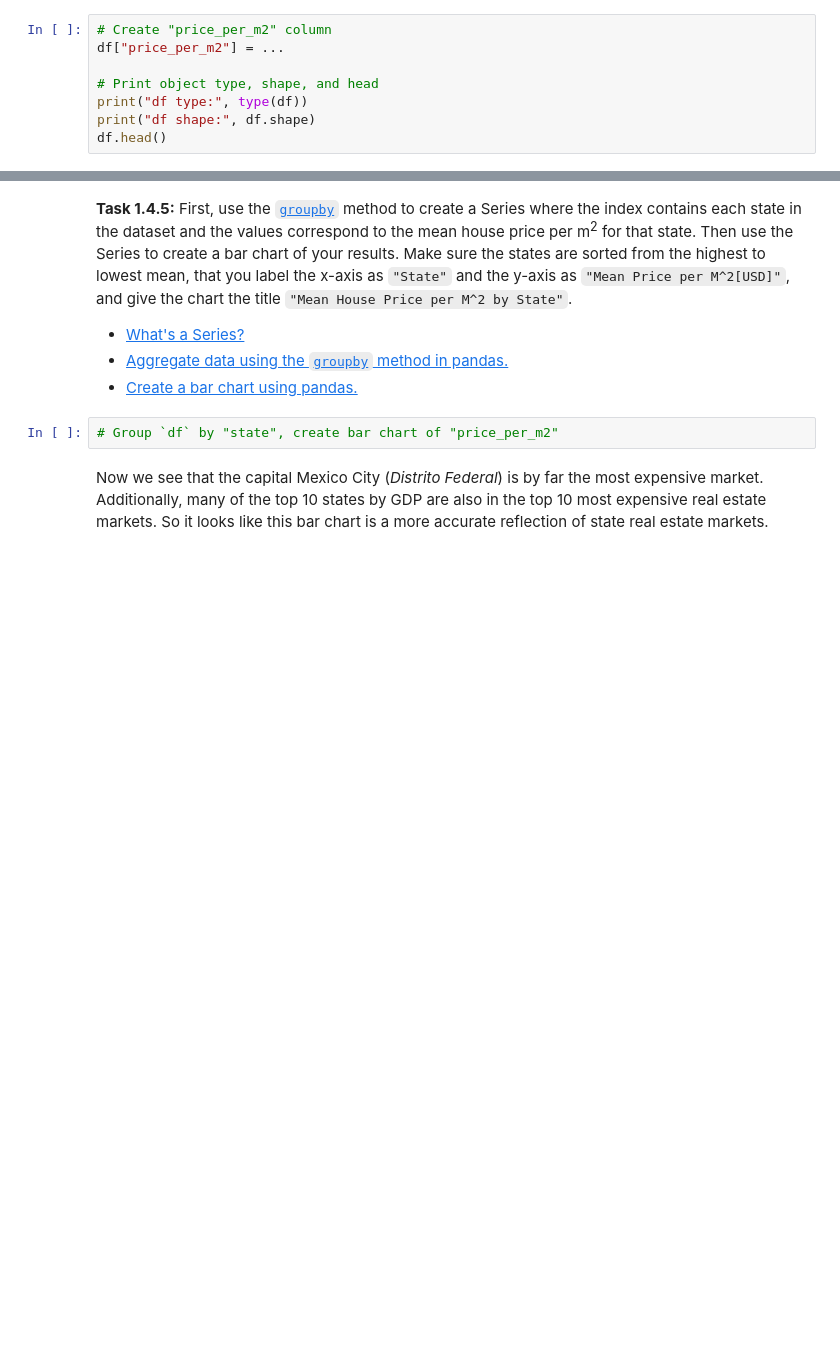
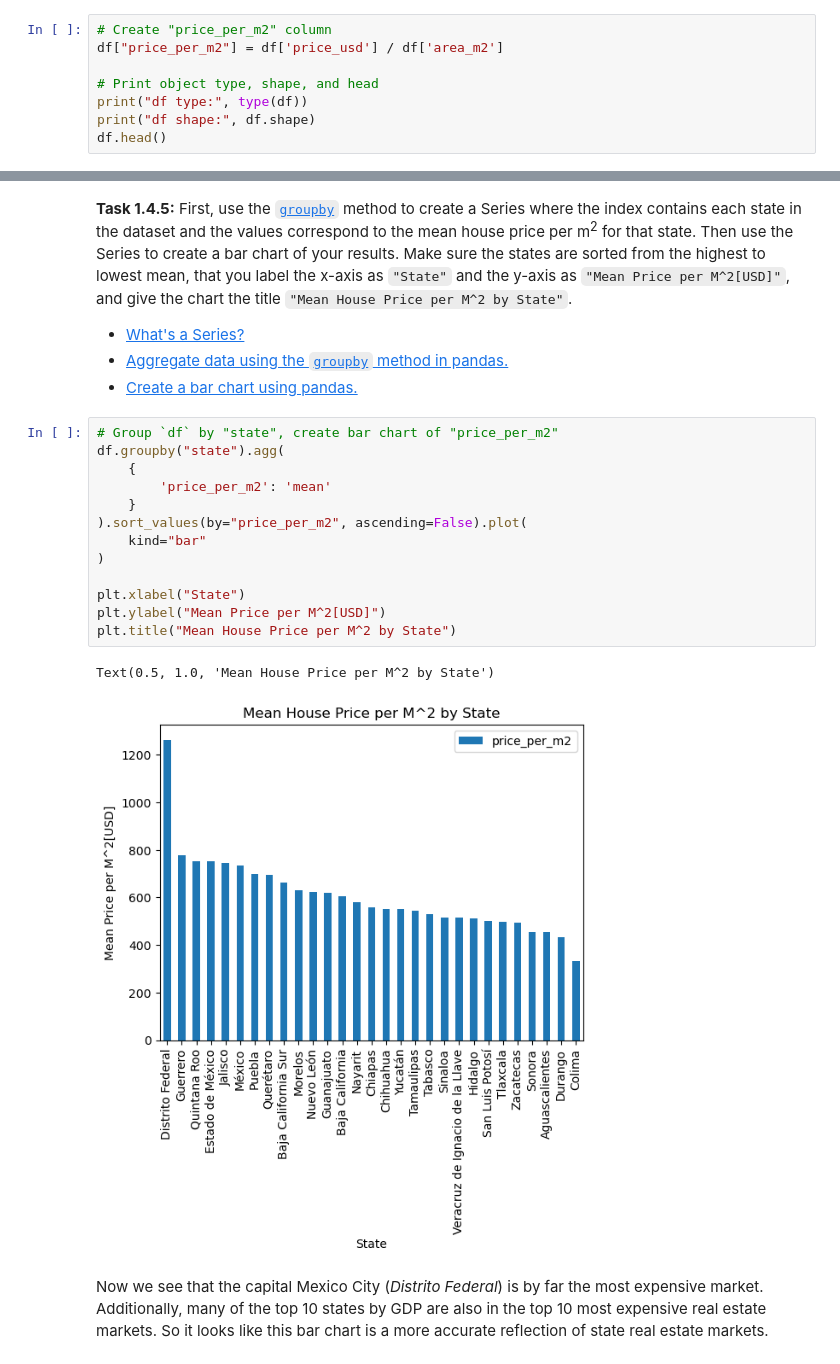
Before and after one commit to franklinobasy/WQU-Projects, a Jupyter notebook: 010-housing-in-mexico/014-size-or-location.ipynb, the cells around one changed output, grey strips where cells are left out. Saved outputs shown, nothing was run; the diff lists cells and outputs as text; blank space fills up the shorter version.

```diff
--- a/010-housing-in-mexico/014-size-or-location.ipynb
+++ b/010-housing-in-mexico/014-size-or-location.ipynb
@@ -88,6 +122,6 @@ VimeoVideo("656378342", h="2f4da7f7b4", width=600)
 # %%
 # Create "price_per_m2" column
-df["price_per_m2"] = ...
+df["price_per_m2"] = df['price_usd'] / df['area_m2']
 
 # Print object type, shape, and head
 print("df type:", type(df))
@@ -105,6 +148,20 @@ VimeoVideo("656377991", h="c7319b0458", width=600)
 - [Create a bar chart using pandas.](../%40textbook/06-visualization-matplotlib.ipynb#Bar-Charts)
 # %%
 # Group `df` by "state", create bar chart of "price_per_m2"
+df.groupby("state").agg(
+    {
+        'price_per_m2': 'mean'
+    }
+).sort_values(by="price_per_m2", ascending=False).plot(
+    kind="bar"
+)
+
+plt.xlabel("State")
+plt.ylabel("Mean Price per M^2[USD]")
+plt.title("Mean House Price per M^2 by State")
+# %% [output]
+Text(0.5, 1.0, 'Mean House Price per M^2 by State')
+[figure, added]
 # %% [markdown]
 Now we see that the capital Mexico City (*Distrito Federal*) is by far the most expensive market.  Additionally, many of the top 10 states by GDP are also in the top 10 most expensive real estate markets. So it looks like this bar chart is a more accurate reflection of state real estate markets.
 # %% [markdown]
```
Also changed, not shown: parts of 6 cells of this notebook.
